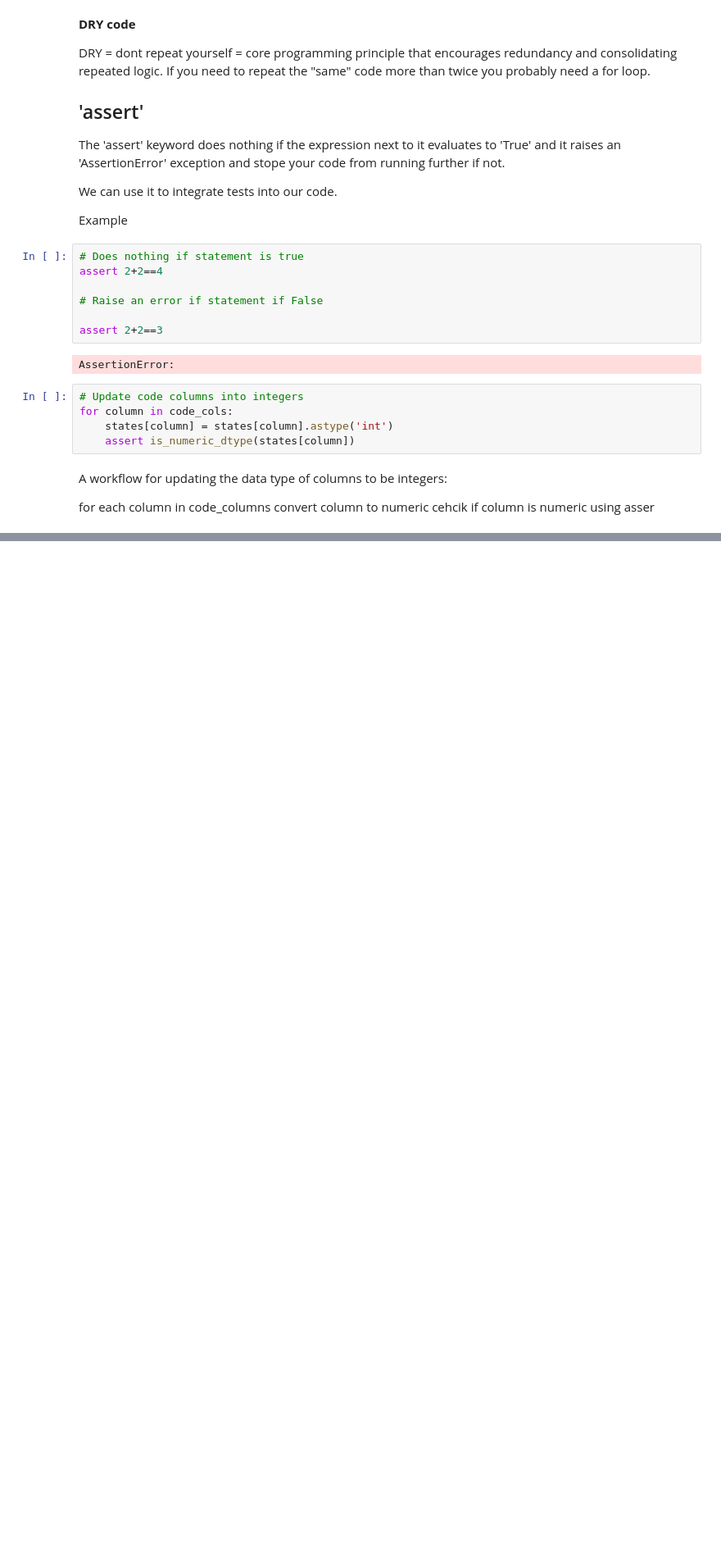
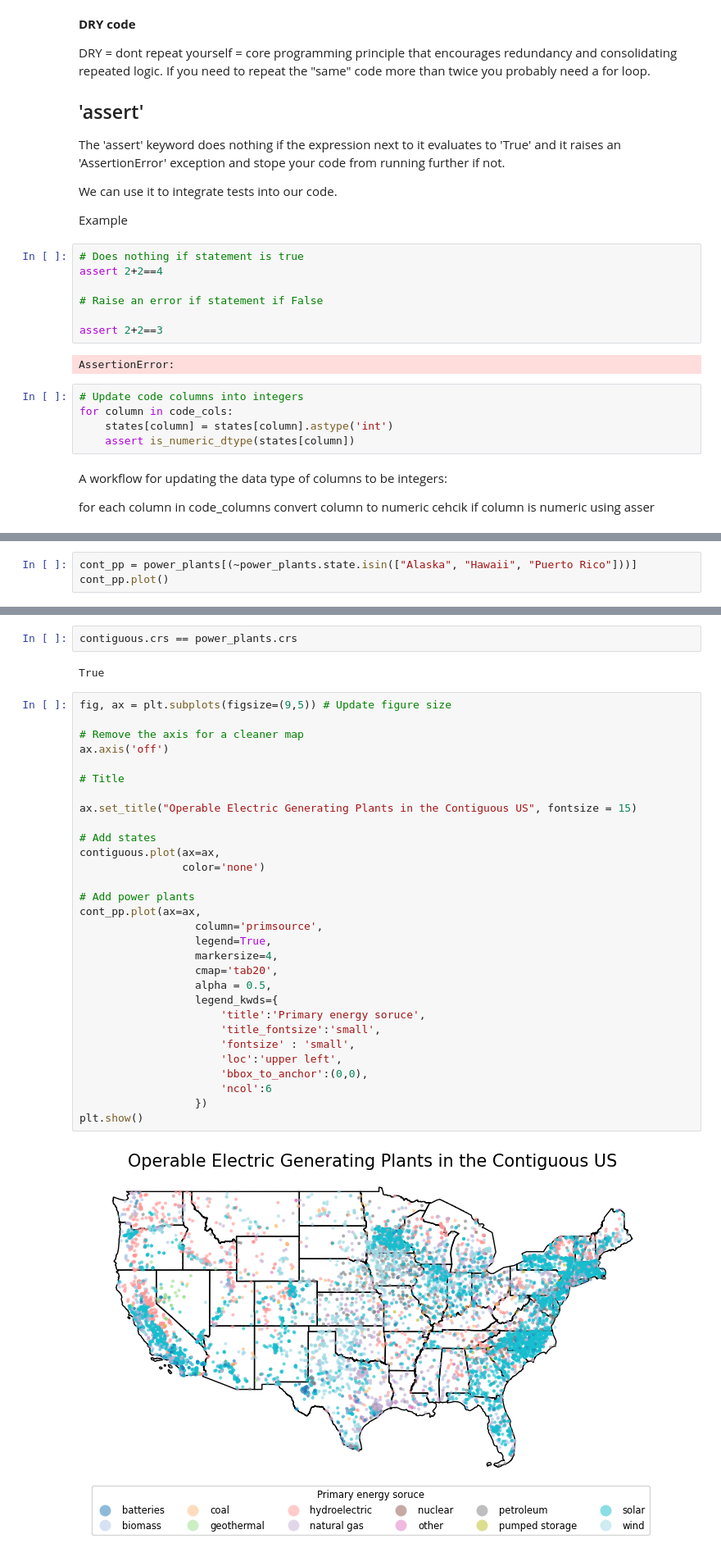
Before and after one commit to lucianbluescher/eds220-2025-in-class., a Jupyter notebook: week5-code-streamlining.ipynb, the cells around one changed output, grey strips where cells are left out. Shown: that part at 82% size. Saved outputs shown, nothing was run; the diff lists cells and outputs as text; blank space fills up the shorter version.

```diff
--- a/week5-code-streamlining.ipynb
+++ b/week5-code-streamlining.ipynb
@@ -163,0 +198,3 @@ for each column in code_columns
+# %%
+cont_pp = power_plants[(~power_plants.state.isin(["Alaska", "Hawaii", "Puerto Rico"]))]
+cont_pp.plot()
@@ -163,0 +205,36 @@ for each column in code_columns
+# %%
+contiguous.crs == power_plants.crs
+# %% [output]
+True
+# %%
+fig, ax = plt.subplots(figsize=(9,5)) # Update figure size
+
+# Remove the axis for a cleaner map
+ax.axis('off')
+
+# Title
+
+ax.set_title("Operable Electric Generating Plants in the Contiguous US", fontsize = 15)
+
+# Add states
+contiguous.plot(ax=ax,
+                color='none')
+
+# Add power plants
+cont_pp.plot(ax=ax,
+                  column='primsource',
+                  legend=True,
+                  markersize=4,
+                  cmap='tab20',
+                  alpha = 0.5,
+                  legend_kwds={
+                      'title':'Primary energy soruce',
+                      'title_fontsize':'small',
+                      'fontsize' : 'small',
+                      'loc':'upper left',
+                      'bbox_to_anchor':(0,0),
+                      'ncol':6
+                  })
+plt.show()
+# %% [output]
+[figure, added]
```
Also changed, not shown: parts of 10 cells of this notebook.
